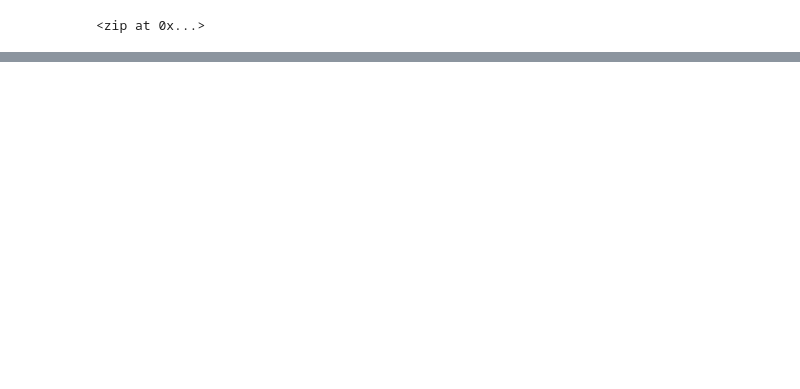
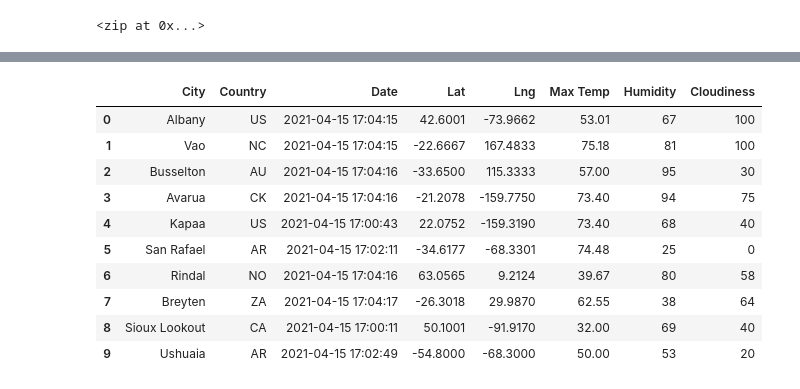
Before and after one commit to drewholt12/World_Weather_Analysis, a Jupyter notebook: WeatherPy.ipynb, the cells around one changed output, grey strips where cells are left out. Cells and saved outputs as stored; diff of their text form; code cells hidden in the pictures; blank space fills up the shorter version.

```diff
--- a/WeatherPy.ipynb
+++ b/WeatherPy.ipynb
@@ -32,0 +142,17 @@ len(cities)
+# %%
+# reorder columns in DataFrame
+new_column_order = ["City", "Country", "Date", "Lat", "Lng", "Max Temp", "Humidity", "Cloudiness"]
+city_data_df = city_data_df[new_column_order]
+city_data_df.head(10)
+# %% [output]
+|  | City | Country | Date | Lat | Lng | Max Temp | Humidity | Cloudiness |
+| 0 | Albany | US | 2021-04-15 17:04:15 | 42.6001 | -73.9662 | 53.01 | 67 | 100 |
+| 1 | Vao | NC | 2021-04-15 17:04:15 | -22.6667 | 167.4833 | 75.18 | 81 | 100 |
+| 2 | Busselton | AU | 2021-04-15 17:04:16 | -33.6500 | 115.3333 | 57.00 | 95 | 30 |
+| 3 | Avarua | CK | 2021-04-15 17:04:16 | -21.2078 | -159.7750 | 73.40 | 94 | 75 |
+| 4 | Kapaa | US | 2021-04-15 17:00:43 | 22.0752 | -159.3190 | 73.40 | 68 | 40 |
+| 5 | San Rafael | AR | 2021-04-15 17:02:11 | -34.6177 | -68.3301 | 74.48 | 25 | 0 |
+| 6 | Rindal | NO | 2021-04-15 17:04:16 | 63.0565 | 9.2124 | 39.67 | 80 | 58 |
+| 7 | Breyten | ZA | 2021-04-15 17:04:17 | -26.3018 | 29.9870 | 62.55 | 38 | 64 |
+| 8 | Sioux Lookout | CA | 2021-04-15 17:00:11 | 50.1001 | -91.9170 | 32.00 | 69 | 40 |
+| 9 | Ushuaia | AR | 2021-04-15 17:02:49 | -54.8000 | -68.3000 | 50.00 | 53 | 20 |
```
Also changed, not shown: parts of 7 cells of this notebook, 2 other files.
